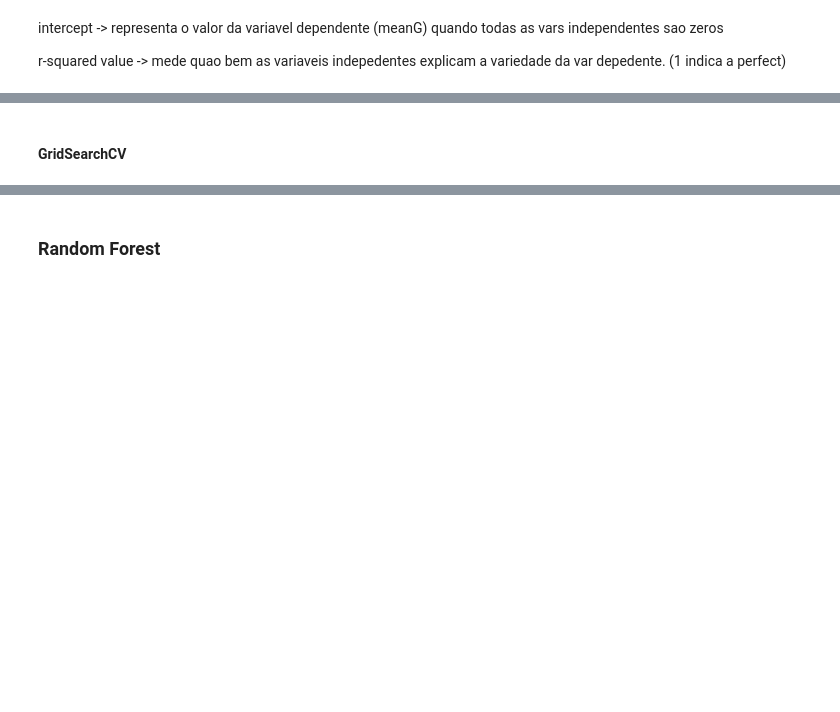
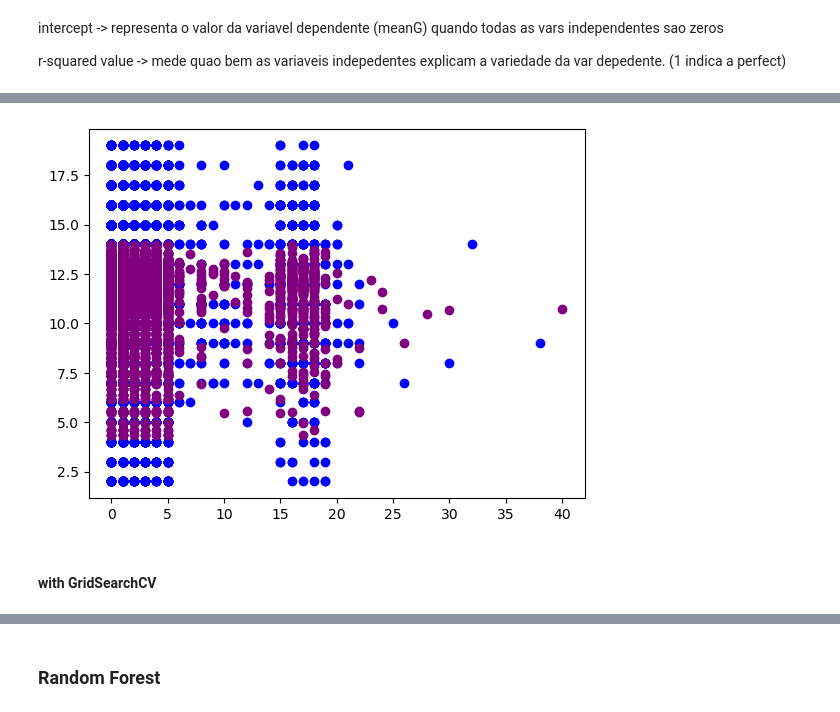
Before and after one commit to Nuno23C/DAA-TP, a Jupyter notebook: StudentModel/student.ipynb, the cells around one changed output, grey strips where cells are left out. Saved outputs shown, nothing was run; the diff lists cells and outputs as text; code cells hidden in the pictures; blank space fills up the shorter version.

```diff
--- a/StudentModel/student.ipynb
+++ b/StudentModel/student.ipynb
@@ -339,5 +317,16 @@ plt.show()
+# %%
+# Plot outputs
+plt.plot(X_train, y_train, color='blue', marker='o', linestyle='None', label='Training Data')
+
+# Plot testing data with a different color
+plt.plot(X_test, regr.predict(X_test), color='purple', marker='o', linestyle='None', label='Test Predictions')
+
+# Show the plot
+plt.show()
+# %% [output]
+[figure, added]
 # %% [markdown]
-#### GridSearchCV
+#### with GridSearchCV
 # %%
 from sklearn.model_selection import GridSearchCV
 # %%
```
Also changed, not shown: parts of 61 cells of this notebook, 1 other file.
